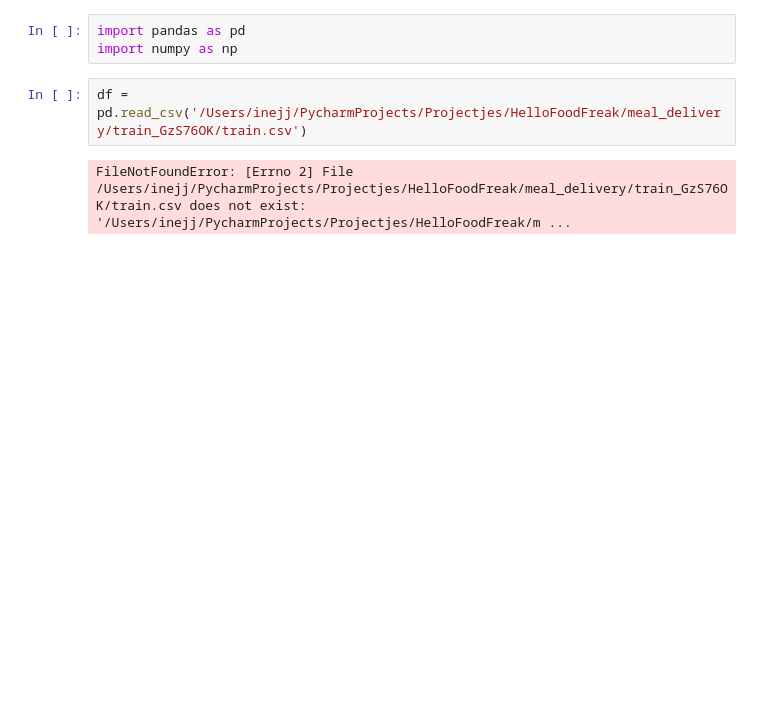
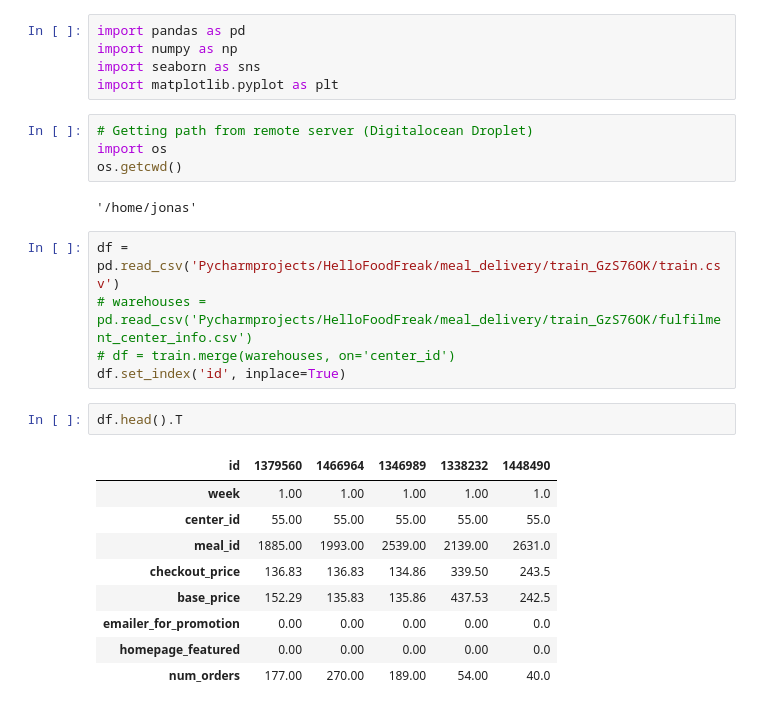
Before and after one commit to JonasHeymans/HelloFoodFreak, a Jupyter notebook: Hellofresh.ipynb, the cells around one changed output. Drawn from its saved outputs; the diff is of its cells as text; blank space fills up the shorter version.

```diff
--- a/Hellofresh.ipynb
+++ b/Hellofresh.ipynb
@@ -1,7 +1,28 @@
 # %%
 import pandas as pd
 import numpy as np
+import seaborn as sns
+import matplotlib.pyplot as plt
-# %%
-df = pd.read_csv('/Users/inejj/PycharmProjects/Projectjes/HelloFoodFreak/meal_delivery/train_GzS76OK/train.csv')
-# %% [output]
-FileNotFoundError: [Errno 2] File /Users/inejj/PycharmProjects/Projectjes/HelloFoodFreak/meal_delivery/train_GzS76OK/train.csv does not exist: '/Users/inejj/PycharmProjects/Projectjes/HelloFoodFreak/m ...
+# %%
+# Getting path from remote server (Digitalocean Droplet)
+import os
+os.getcwd()
+# %% [output]
+'/home/jonas'
+# %%
+df = pd.read_csv('Pycharmprojects/HelloFoodFreak/meal_delivery/train_GzS76OK/train.csv')
+# warehouses = pd.read_csv('Pycharmprojects/HelloFoodFreak/meal_delivery/train_GzS76OK/fulfilment_center_info.csv')
+# df = train.merge(warehouses, on='center_id')
+df.set_index('id', inplace=True)
+# %%
+df.head().T
+# %% [output]
+| id | 1379560 | 1466964 | 1346989 | 1338232 | 1448490 |
+| week | 1.00 | 1.00 | 1.00 | 1.00 | 1.0 |
+| center_id | 55.00 | 55.00 | 55.00 | 55.00 | 55.0 |
+| meal_id | 1885.00 | 1993.00 | 2539.00 | 2139.00 | 2631.0 |
+| checkout_price | 136.83 | 136.83 | 134.86 | 339.50 | 243.5 |
+| base_price | 152.29 | 135.83 | 135.86 | 437.53 | 242.5 |
+| emailer_for_promotion | 0.00 | 0.00 | 0.00 | 0.00 | 0.0 |
+| homepage_featured | 0.00 | 0.00 | 0.00 | 0.00 | 0.0 |
+| num_orders | 177.00 | 270.00 | 189.00 | 54.00 | 40.0 |
```
Also changed, not shown: parts of 13 cells of this notebook.
